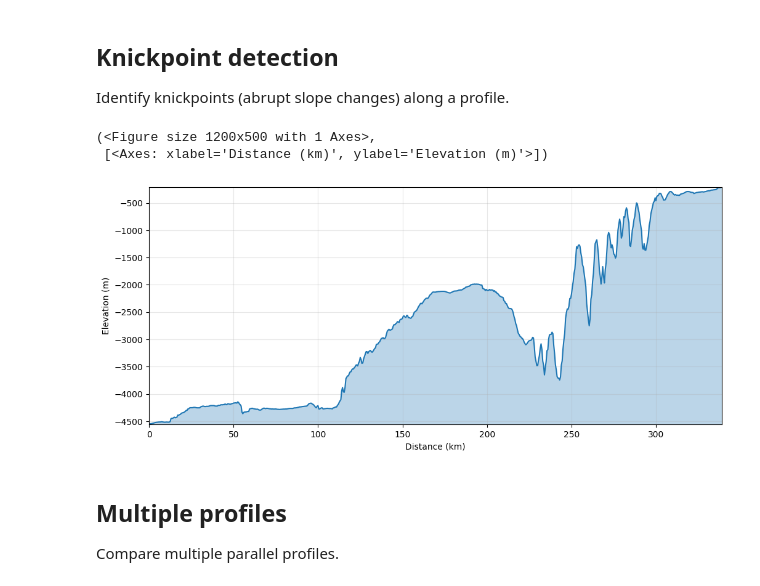
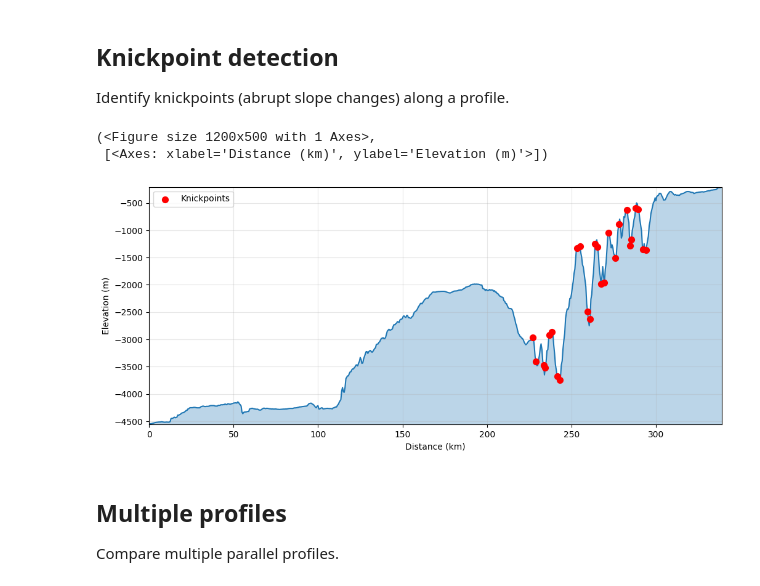
Before and after one commit to eslrgs/bathy, a Jupyter notebook: examples/profiles.ipynb, the cells around one changed output. Saved outputs shown, nothing was run; the diff lists cells and outputs as text; code cells hidden in the pictures.

```diff
--- a/examples/profiles.ipynb
+++ b/examples/profiles.ipynb
@@ -11,7 +6,0 @@ Download bathymetry data for the NE Atlantic from the GEBCO OPeNDAP server.
-# %%
-data = bathy.load_gebco_opendap(
-    lon_range=(-12.08, -5.23),
-    lat_range=(46.05, 49.54),
-    save_path="../data/ne_atlantic_gebco.nc",
-)
-data
@@ -35,0 +13,3 @@ Coordinates:
+# %%
+data = bathy.sample_data()
+data
@@ -90,12 +89,12 @@ bathy.plot_canyons(prof, canyons)
 Identify knickpoints (abrupt slope changes) along a profile.
 # %%
 # Detect and plot knickpoints (slope breaks)
-kp = bathy.knickpoints(prof, threshold=5, smooth=2)
+kp = bathy.knickpoints(prof, smooth=2)
 bathy.plot_knickpoints(prof, kp)
 # %% [output]
 (<Figure size 1200x500 with 1 Axes>,
  [<Axes: xlabel='Distance (km)', ylabel='Elevation (m)'>])
-[figure, old version]
+[figure, new version]
 # %% [markdown]
 ## Multiple profiles
 
```
Also changed, not shown: parts of 6 cells of this notebook, 3 other files.
